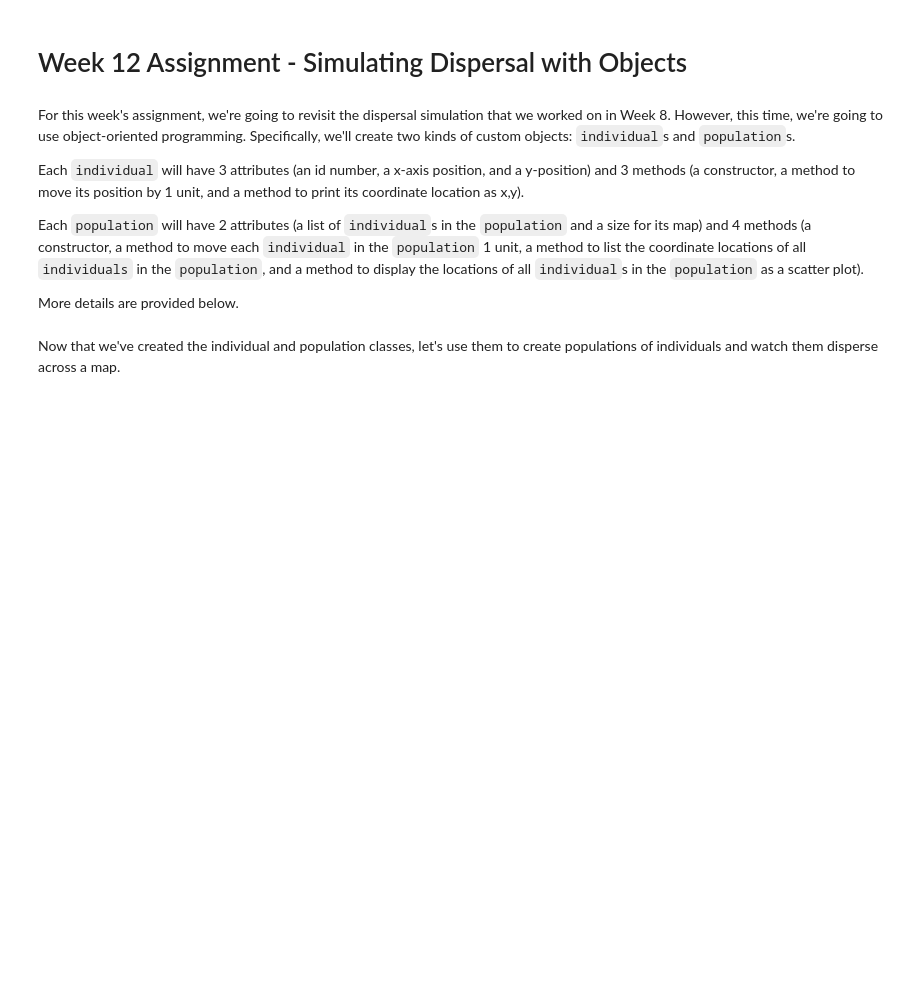
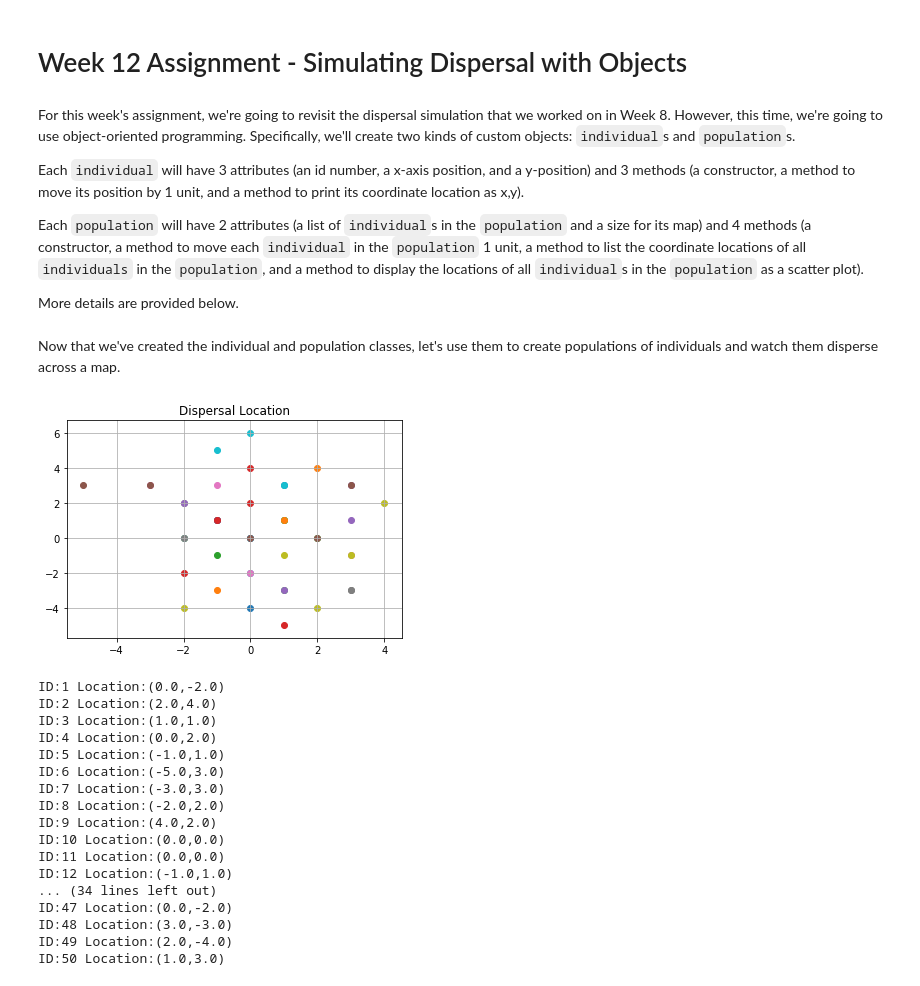
Before and after one commit to IntroToCompBioLSU-Spr20/PythonObjects_Week12, a Jupyter notebook: Week12Assignments/Week12Assignment_PythonObjects.ipynb, the cells around one changed output. Drawn from its saved outputs; the diff is of its cells as text; code cells hidden in the pictures; blank space fills up the shorter version.

```diff
--- a/Week12Assignments/Week12Assignment_PythonObjects.ipynb
+++ b/Week12Assignments/Week12Assignment_PythonObjects.ipynb
@@ -15,28 +19,40 @@ More details are provided below.
 
 class individual:
     # Add a docstring
-
-
-    def __init__(self,id=...,x=...,y=...): # Add default values for id, x, and y
+    '''describing individuals that will have 3 attributes'''
+    def __init__(self,id="1",x=0.0,y=0.0): # Add default values for id, x, and y
         # Add a docstring
-
+        '''function to initialize 3 attributes based on the values'''
         # The constructor should initialize the 3 attributes based on the values
         # passed as arguments to the constructor.
-
-
-    def move(): # Add necessary arguments
+        self.id = id
+        self.x = x
+        self.y = y
+    def move(self): # Add necessary arguments
         # Add a docstring
-
+        '''move individuals position by 1 unit'''
         # Similar to the code from week 8, the code in this method should cause an
         # individual to move one unit up, down, left, or right (chosen randomly).
         # The x and y coordinates for this individual should be modified accordingly.
+        dirs = ["u","d","l","r"]
+        move = random.choice(dirs) # Randomly draws a direction - u, d, l, or r
+        if move == "u":# Test what direction was drawn and update position accordingly for both varibles
+            self.y +=1
+        elif move == "d":
+            self.y -=1
+        elif move == "l":
+            self.x -=1
+        elif move == "r":
+            self.x +=1
+        else:
+            print("Something's wrong! Direction is not u, d, l, or r.")
 
-
-    def printLocation(): # Add necessary arguments
+    def printLocation(self): # Add necessary arguments
         # Add a docstring
-
+        '''print location as (x,y)'''
         # This method should print a text description of the
         # individual's id and location (x,y).
+        print("ID:{} Location:({},{})".format(self.id,self.x,self.y))
 # %%
 # Define the population class
 
@@ -80,14 +102,35 @@ class population:
 Now that we've created the individual and population classes, let's use them to create populations of individuals and watch them disperse across a map.
 # %%
 # Create a new population with default values
-
+NewPop= population()
 # Assign the number of time steps that individuals will move
-
+moves=10
 # Use a for loop to simulate the movement of individuals for the specified number of steps.
-
+for i in range(moves):
+    NewPop.move()
 # Use the .draw() method of the population to draw the map.
-
+NewPop.draw()
 # Use the .listLocations() method to list the locations of all individuals in the population.
+NewPop.listLocations()
+# %% [output]
+[figure, added]
+ID:1 Location:(0.0,-2.0)
+ID:2 Location:(2.0,4.0)
+ID:3 Location:(1.0,1.0)
+ID:4 Location:(0.0,2.0)
+ID:5 Location:(-1.0,1.0)
+ID:6 Location:(-5.0,3.0)
+ID:7 Location:(-3.0,3.0)
+ID:8 Location:(-2.0,2.0)
+ID:9 Location:(4.0,2.0)
+ID:10 Location:(0.0,0.0)
+ID:11 Location:(0.0,0.0)
+ID:12 Location:(-1.0,1.0)
+... (34 lines left out)
+ID:47 Location:(0.0,-2.0)
+ID:48 Location:(3.0,-3.0)
+ID:49 Location:(2.0,-4.0)
+ID:50 Location:(1.0,3.0)
 # %%
 # Try creating a new population, simulating the movement of individuals, drawing a map,
 # and listing the location of individuals, but provide non-default values for the mapSize
```
Also changed, not shown: parts of 4 cells of this notebook.
